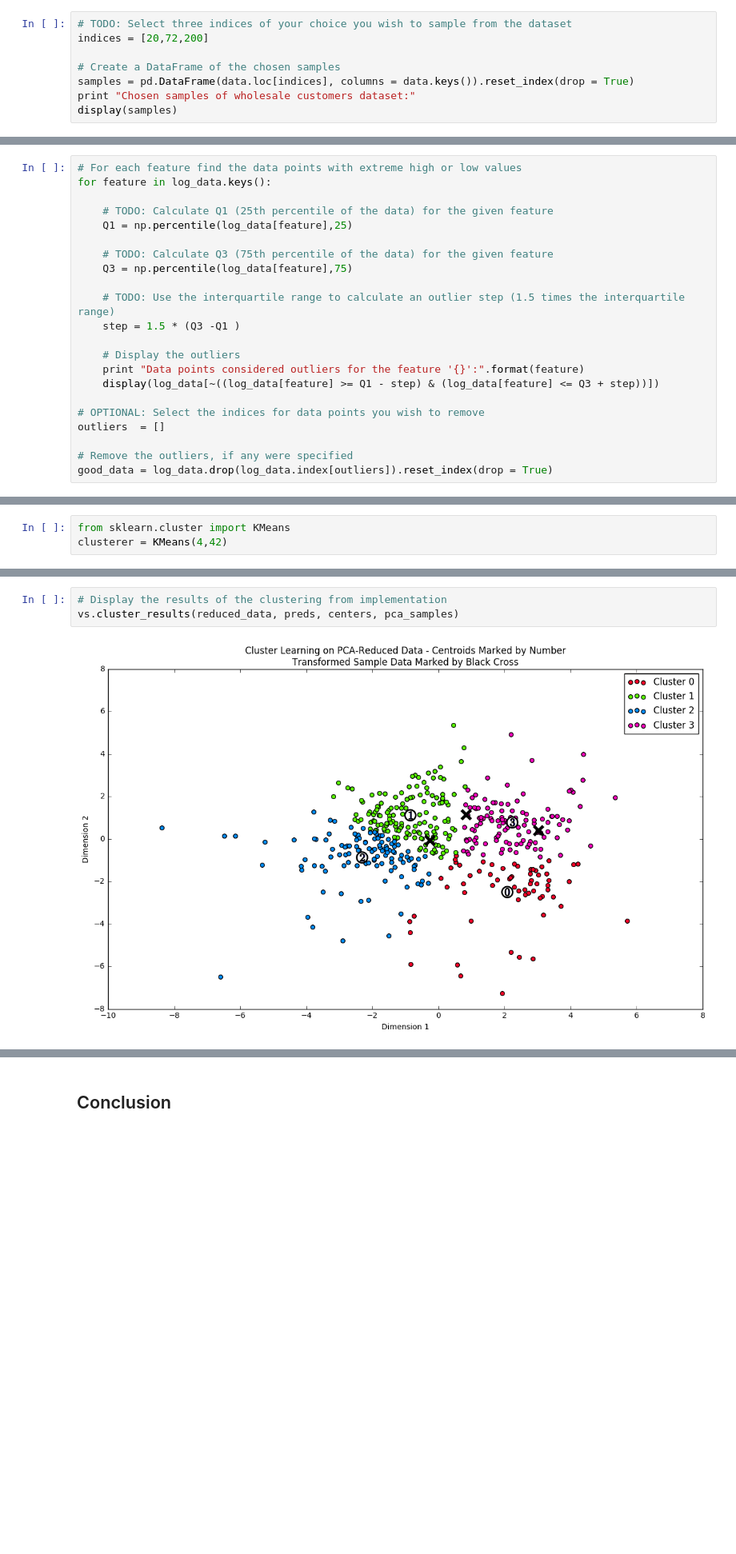
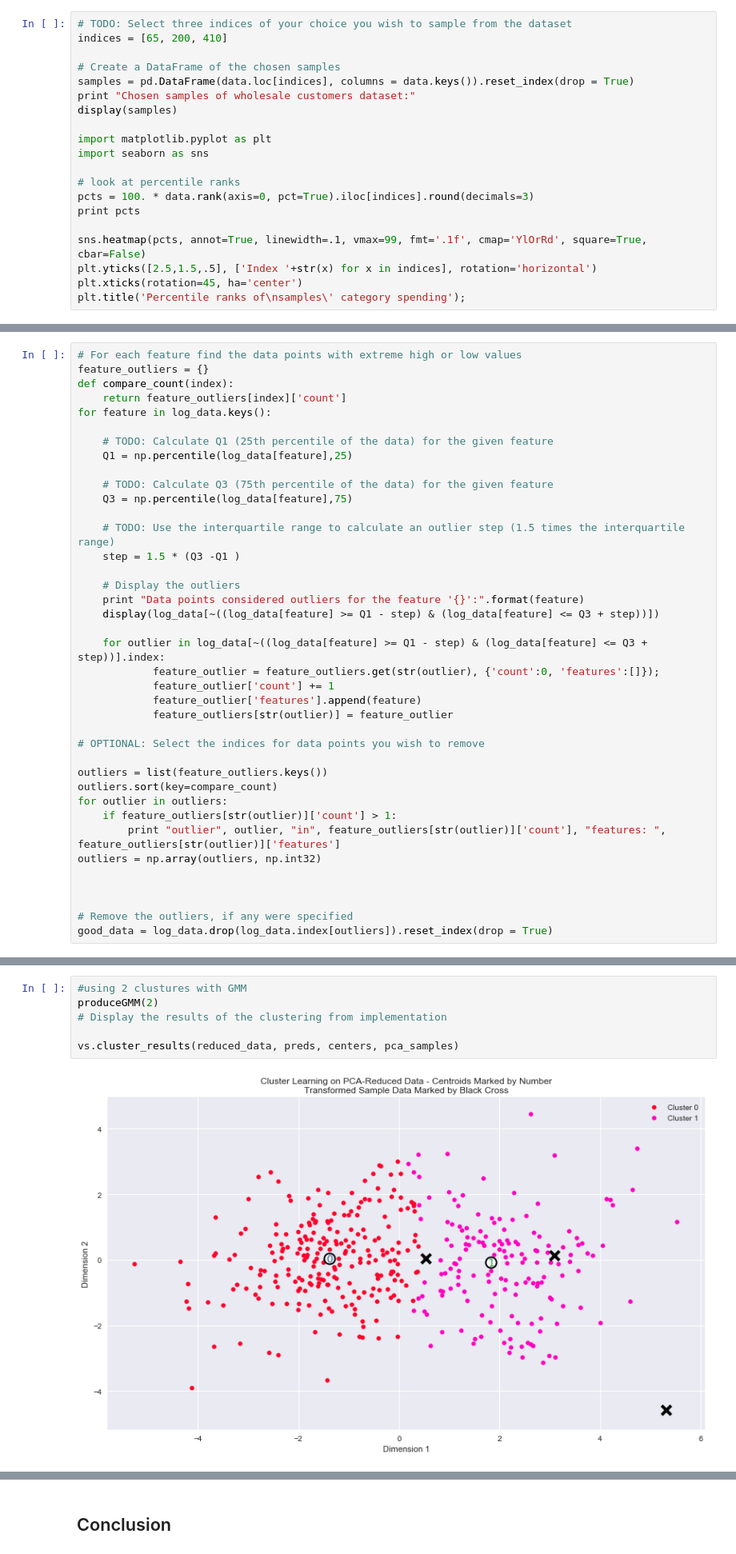
Before and after one commit to jve2kor/machine-learning-nanodegree, a Jupyter notebook: projects/customer_segments/customer_segments.ipynb, the cells around one changed output, grey strips where cells are left out. Shown: that part at 80% size. Cells and saved outputs as stored; diff of their text form; blank space fills up the shorter version.

```diff
--- a/projects/customer_segments/customer_segments.ipynb
+++ b/projects/customer_segments/customer_segments.ipynb
@@ -60,12 +60,24 @@ display(data.describe())
 To get a better understanding of the customers and how their data will transform through the analysis, it would be best to select a few sample data points and explore them in more detail. In the code block below, add **three** indices of your choice to the `indices` list which will represent the customers to track. It is suggested to try different sets of samples until you obtain customers that vary significantly from one another.
 # %%
 # TODO: Select three indices of your choice you wish to sample from the dataset
-indices = [20,72,200]
+indices = [65, 200, 410]
 
 # Create a DataFrame of the chosen samples
 samples = pd.DataFrame(data.loc[indices], columns = data.keys()).reset_index(drop = True)
 print "Chosen samples of wholesale customers dataset:"
 display(samples)
+
+import matplotlib.pyplot as plt
+import seaborn as sns
+
+# look at percentile ranks
+pcts = 100. * data.rank(axis=0, pct=True).iloc[indices].round(decimals=3)
+print pcts
+
+sns.heatmap(pcts, annot=True, linewidth=.1, vmax=99, fmt='.1f', cmap='YlOrRd', square=True, cbar=False)
+plt.yticks([2.5,1.5,.5], ['Index '+str(x) for x in indices], rotation='horizontal')
+plt.xticks(rotation=45, ha='center')
+plt.title('Percentile ranks of\nsamples\' category spending');
 # %% [output]
 Chosen samples of wholesale customers dataset:
 |  | Fresh | Milk | Grocery | Frozen | Detergents_Paper | Delicatessen |
@@ -175,6 +215,9 @@ In the code block below, you will need to implement the following:
 Once you have performed this implementation, the dataset will be stored in the variable `good_data`.
 # %%
 # For each feature find the data points with extreme high or low values
+feature_outliers = {}
+def compare_count(index):
+    return feature_outliers[index]['count']
 for feature in log_data.keys():
 
     # TODO: Calculate Q1 (25th percentile of the data) for the given feature
@@ -190,8 +233,22 @@ for feature in log_data.keys():
     print "Data points considered outliers for the feature '{}':".format(feature)
     display(log_data[~((log_data[feature] >= Q1 - step) & (log_data[feature] <= Q3 + step))])
 
+    for outlier in log_data[~((log_data[feature] >= Q1 - step) & (log_data[feature] <= Q3 + step))].index:
+            feature_outlier = feature_outliers.get(str(outlier), {'count':0, 'features':[]});
+            feature_outlier['count'] += 1
+            feature_outlier['features'].append(feature)
+            feature_outliers[str(outlier)] = feature_outlier
+
 # OPTIONAL: Select the indices for data points you wish to remove
-outliers  = []
+
+outliers = list(feature_outliers.keys())
+outliers.sort(key=compare_count)
+for outlier in outliers:
+    if feature_outliers[str(outlier)]['count'] > 1:
+        print "outlier", outlier, "in", feature_outliers[str(outlier)]['count'], "features: ", feature_outliers[str(outlier)]['features']
+outliers = np.array(outliers, np.int32)
+
+
 
 # Remove the outliers, if any were specified
 good_data = log_data.drop(log_data.index[outliers]).reset_index(drop = True)
@@ -371,7 +471,4 @@ In the code block below, you will need to implement the following:
  - Predict the cluster for each sample data point in `pca_samples` and assign them `sample_preds`.
  - Import `sklearn.metrics.silhouette_score` and calculate the silhouette score of `reduced_data` against `preds`.
    - Assign the silhouette score to `score` and print the result.
-# %%
-from sklearn.cluster import KMeans
-clusterer = KMeans(4,42)
 # %%
@@ -408,10 +529,13 @@ print score
 ### Cluster Visualization
 Once you've chosen the optimal number of clusters for your clustering algorithm using the scoring metric above, you can now visualize the results by executing the code block below. Note that, for experimentation purposes, you are welcome to adjust the number of clusters for your clustering algorithm to see various visualizations. The final visualization provided should, however, correspond with the optimal number of clusters.
 # %%
+#using 2 clustures with GMM
+produceGMM(2)
 # Display the results of the clustering from implementation
+
 vs.cluster_results(reduced_data, preds, centers, pca_samples)
 # %% [output]
-[figure, old version]
+[figure, new version]
 # %% [markdown]
 ### Implementation: Data Recovery
 Each cluster present in the visualization above has a central point. These centers (or means) are not specifically data points from the data, but rather the *averages* of all the data points predicted in the respective clusters. For the problem of creating customer segments, a cluster's center point corresponds to *the average customer of that segment*. Since the data is currently reduced in dimension and scaled by a logarithm, we can recover the representative customer spending from these data points by applying the inverse transformations.
```
Also changed, not shown: parts of 39 cells of this notebook, 1 other file.
